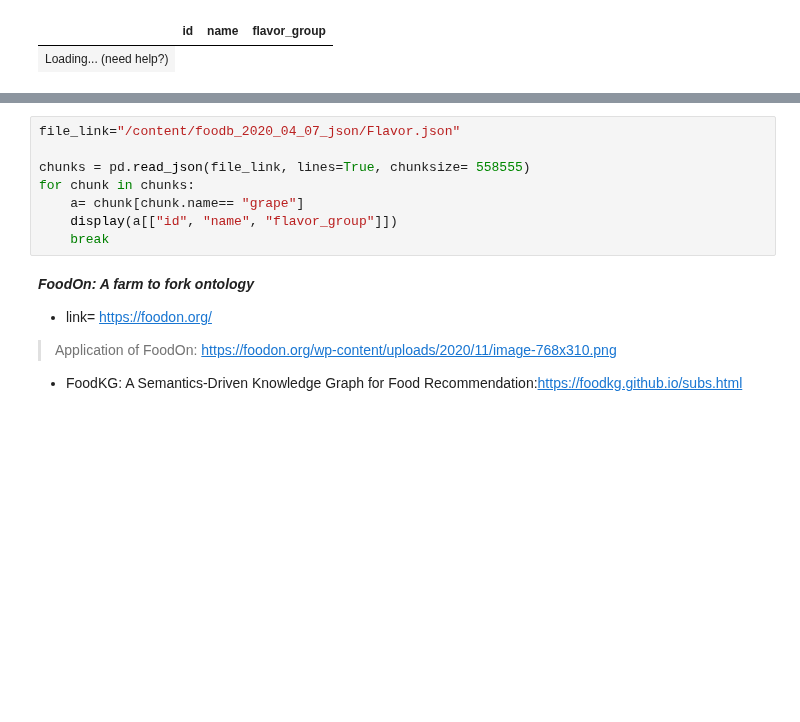
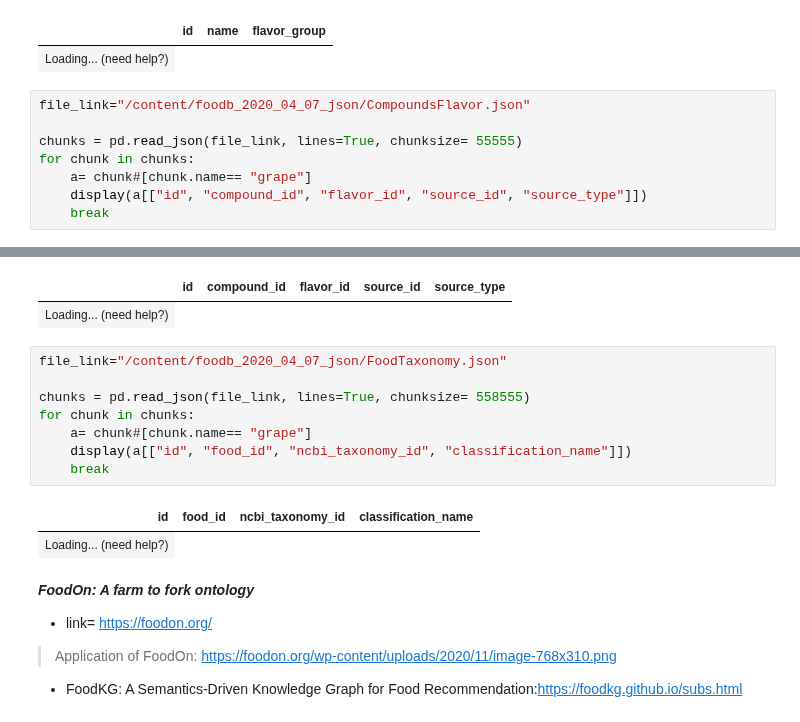
Before and after one commit to mrchapagain/ConsumerDataAnalytics, a Jupyter notebook: Big_Food_Database.ipynb, the cells around one changed output, grey strips where cells are left out. Saved outputs shown, nothing was run; the diff lists cells and outputs as text; blank space fills up the shorter version.

```diff
--- a/Big_Food_Database.ipynb
+++ b/Big_Food_Database.ipynb
@@ -196,3 +196,12 @@ for chunk in chunks:
 # %% [output]
 |  | id | name | flavor_group |
 | Loading... (need help?) |
+# %%
+file_link="/content/foodb_2020_04_07_json/CompoundsFlavor.json"
+
+chunks = pd.read_json(file_link, lines=True, chunksize= 55555)
+for chunk in chunks:
+    a= chunk#[chunk.name== "grape"]
+    display(a[["id", "compound_id", "flavor_id", "source_id", "source_type"]])
+    break
+# %% [output]
@@ -199,11 +209,16 @@ for chunk in chunks:
+|  | id | compound_id | flavor_id | source_id | source_type |
+| Loading... (need help?) |
 # %%
-file_link="/content/foodb_2020_04_07_json/Flavor.json"
+file_link="/content/foodb_2020_04_07_json/FoodTaxonomy.json"
 
 chunks = pd.read_json(file_link, lines=True, chunksize= 558555)
 for chunk in chunks:
-    a= chunk[chunk.name== "grape"]
-    display(a[["id", "name", "flavor_group"]])
+    a= chunk#[chunk.name== "grape"]
+    display(a[["id", "food_id", "ncbi_taxonomy_id", "classification_name"]])
     break
+# %% [output]
+| id | food_id | ncbi_taxonomy_id | classification_name |
+| Loading... (need help?) |
 # %% [markdown]
 ***FoodOn: A farm to fork ontology***
 
```
Also changed, not shown: parts of 1 cell of this notebook.
